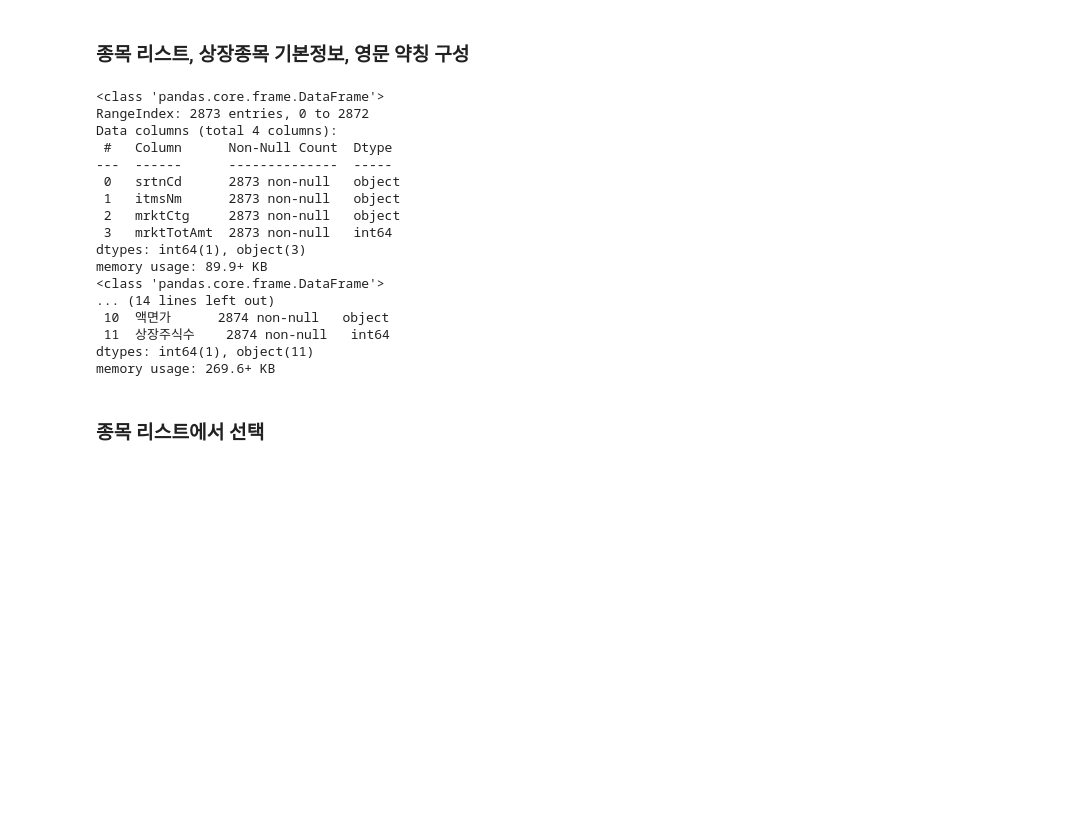
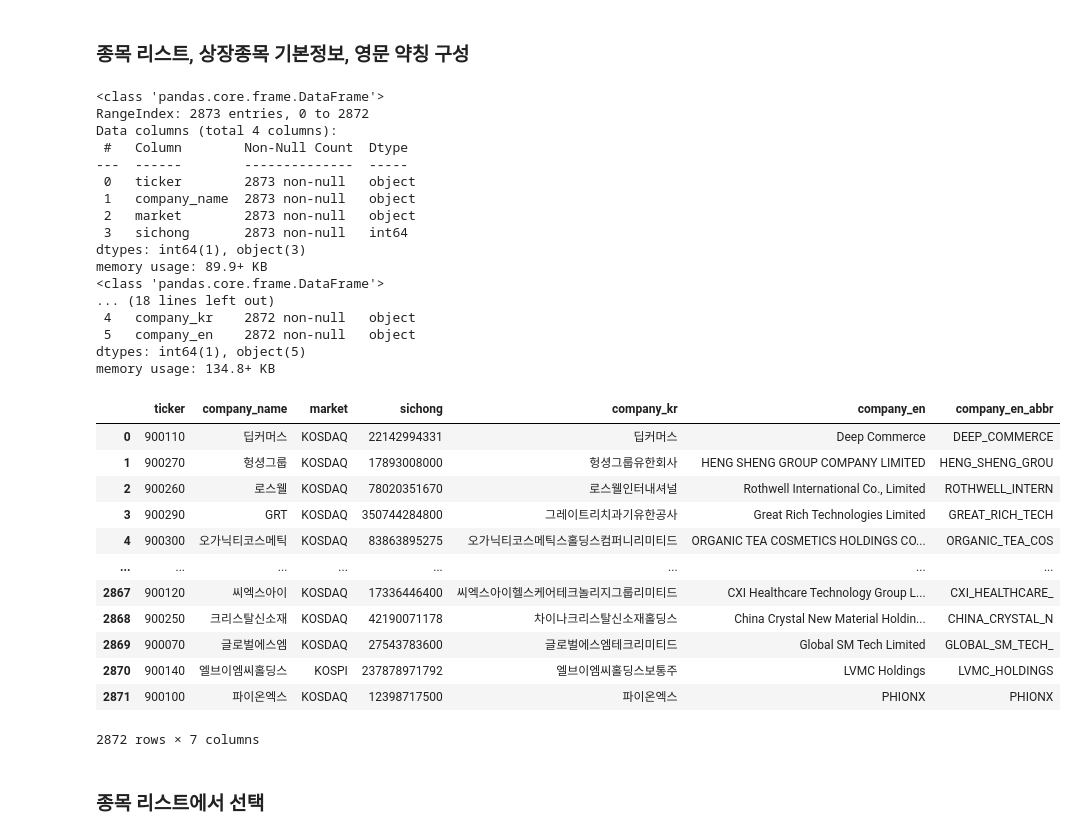
Before and after one commit to bahn28/salad, a Jupyter notebook: az_krx_001.ipynb, the cells around one changed output. Drawn from its saved outputs; the diff is of its cells as text; code cells hidden in the pictures; blank space fills up the shorter version.

```diff
--- a/az_krx_001.ipynb
+++ b/az_krx_001.ipynb
@@ -49,37 +49,73 @@ Successfully installed finance-datareader-0.9.202 requests-file-3.0.1
 # %%
 # 별도로 종목 리스트 받음.
 # 20260901_krx_list 1. 라이브러리 설치 (코랩의 경우 맨 앞에 ! 추가)
 #!pip install yfinance
 # import yfinance as yf
 
 krx_list_url_1 = 'https://github.com/bahn28/salad/blob/main/kospi_stock_list_20260901.csv?raw=true'
 df_krx_lst_1 = pd.read_csv(krx_list_url_1)
 df_krx_lst_1 = df_krx_lst_1[['srtnCd', 'itmsNm', 'mrktCtg', 'mrktTotAmt']]
+df_krx_lst_1.rename(columns={'srtnCd': 'ticker', 'itmsNm': 'company_name', 'mrktCtg': 'market', 'mrktTotAmt':'sichong' }, inplace=True)
 df_krx_lst_1.info() #head()   # 여기에 회사이름 등이 모두 한글로... 영문으로 바꾸는 아이디어. 매치.
 
 krx_list_url_2 = 'https://github.com/bahn28/salad/blob/main/krx_list_all_engconame.csv?raw=true'
 df_krx_lst_2 = pd.read_csv(krx_list_url_2)
-df_krx_lst_2.info() #head()  여기 단축코드가 저기 srtnCd임. 이걸 매치시켜야.
+#df_krx_lst_2.info() #head()  여기 단축코드가 저기 srtnCd임. 이걸 매치시켜야. 컬럼 12개
+df_krx_lst_2 = df_krx_lst_2[['단축코드', '한글 종목명', '영문 종목명']]  # 컬럼 3개만 가져옴.
+df_krx_lst_2.rename(columns={'단축코드': 'ticker', '한글 종목명': 'company_kr', '영문 종목명': 'company_en'}, inplace=True)
+df_krx_lst_2.info() #head()  여기 단축코드가 저기 srtnCd임. 이걸 매치시켜야. 컬럼 12개
+
+df_krx_lst = pd.merge(df_krx_lst_1, df_krx_lst_2, on='ticker')  # 뭐가 맞아야 합쳐지지. 아직은 아님.
+df_krx_lst.info()
+df_krx_lst
+
+# 회사명 영문 약어 생성, 15자 이내.
+# 정규식 패턴 수정 및 대소문자 무시(?i) 적용
+pattern = r'(?i)\s+(Co\.,?\s*Ltd\.|Inc\.|Corp\.|Ltd\.|Company)'
+
+# 수식어 제거 후 -> 양끝 공백 제거(.str.strip()) -> 빈칸을 언더바(_)로 치환(.str.replace)
+df_krx_lst['company_en_abbr'] = (
+    df_krx_lst['company_en']
+    .str.replace(pattern, '', regex=True)
+    .str.strip()
+    .str.replace(r'\s+', '_', regex=True)  # 연속된 빈칸을 모두 언더바(_)로 바꿉니다.
+    .str.upper()
+    .str[:15]
+)
+df_krx_lst
 
 ### 여기 작업중...
 # %% [output]
 <class 'pandas.core.frame.DataFrame'>
 RangeIndex: 2873 entries, 0 to 2872
 Data columns (total 4 columns):
- #   Column      Non-Null Count  Dtype
----  ------      --------------  -----
- 0   srtnCd      2873 non-null   object
- 1   itmsNm      2873 non-null   object
- 2   mrktCtg     2873 non-null   object
- 3   mrktTotAmt  2873 non-null   int64
+ #   Column        Non-Null Count  Dtype
+---  ------        --------------  -----
+ 0   ticker        2873 non-null   object
+ 1   company_name  2873 non-null   object
+ 2   market        2873 non-null   object
+ 3   sichong       2873 non-null   int64
 dtypes: int64(1), object(3)
 memory usage: 89.9+ KB
 <class 'pandas.core.frame.DataFrame'>
-... (14 lines left out)
- 10  액면가      2874 non-null   object
- 11  상장주식수    2874 non-null   int64
-dtypes: int64(1), object(11)
-memory usage: 269.6+ KB
+... (18 lines left out)
+ 4   company_kr    2872 non-null   object
+ 5   company_en    2872 non-null   object
+dtypes: int64(1), object(5)
+memory usage: 134.8+ KB
+|  | ticker | company_name | market | sichong | company_kr | company_en | company_en_abbr |
+| 0 | 900110 | 딥커머스 | KOSDAQ | 22142994331 | 딥커머스 | Deep Commerce | DEEP_COMMERCE |
+| 1 | 900270 | 헝셩그룹 | KOSDAQ | 17893008000 | 헝셩그룹유한회사 | HENG SHENG GROUP COMPANY LIMITED | HENG_SHENG_GROU |
+| 2 | 900260 | 로스웰 | KOSDAQ | 78020351670 | 로스웰인터내셔널 | Rothwell International Co., Limited | ROTHWELL_INTERN |
+| 3 | 900290 | GRT | KOSDAQ | 350744284800 | 그레이트리치과기유한공사 | Great Rich Technologies Limited | GREAT_RICH_TECH |
+| 4 | 900300 | 오가닉티코스메틱 | KOSDAQ | 83863895275 | 오가닉티코스메틱스홀딩스컴퍼니리미티드 | ORGANIC TEA COSMETICS HOLDINGS CO... | ORGANIC_TEA_COS |
+| ... | ... | ... | ... | ... | ... | ... | ... |
+| 2867 | 900120 | 씨엑스아이 | KOSDAQ | 17336446400 | 씨엑스아이헬스케어테크놀리지그룹리미티드 | CXI Healthcare Technology Group L... | CXI_HEALTHCARE_ |
+| 2868 | 900250 | 크리스탈신소재 | KOSDAQ | 42190071178 | 차이나크리스탈신소재홀딩스 | China Crystal New Material Holdin... | CHINA_CRYSTAL_N |
+| 2869 | 900070 | 글로벌에스엠 | KOSDAQ | 27543783600 | 글로벌에스엠테크리미티드 | Global SM Tech Limited | GLOBAL_SM_TECH_ |
+| 2870 | 900140 | 엘브이엠씨홀딩스 | KOSPI | 237878971792 | 엘브이엠씨홀딩스보통주 | LVMC Holdings | LVMC_HOLDINGS |
+| 2871 | 900100 | 파이온엑스 | KOSDAQ | 12398717500 | 파이온엑스 | PHIONX | PHIONX |
+2872 rows × 7 columns
 # %% [markdown]
 ### 종목 리스트에서 선택
 # %%
```
Also changed, not shown: parts of 1 cell of this notebook.
